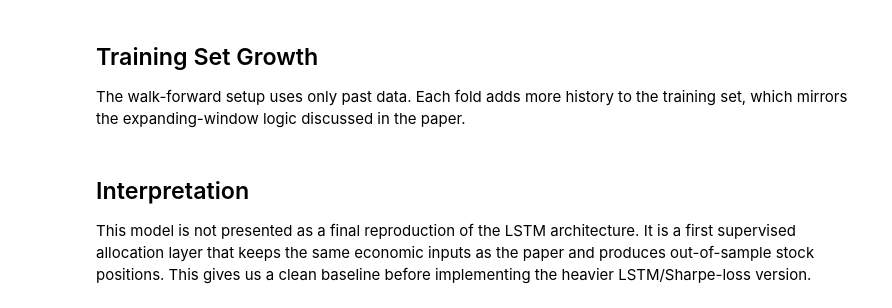
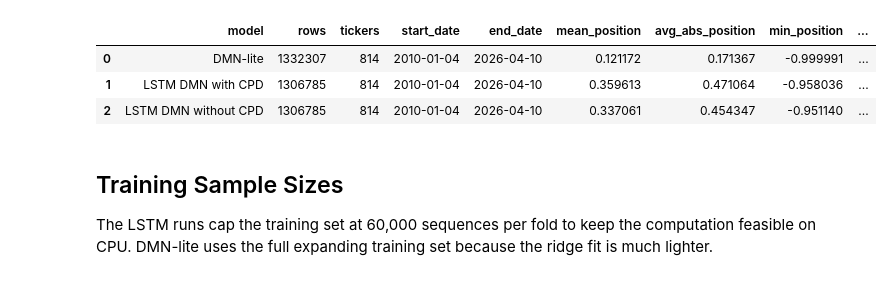
Before and after one commit to VNAZZARENO/Pergam_MSc_2026, a Jupyter notebook: notebooks/03_train_dmn.ipynb, the cells around one changed output. Cells and saved outputs as stored; diff of their text form; code cells hidden in the pictures.

```diff
--- a/notebooks/03_train_dmn.ipynb
+++ b/notebooks/03_train_dmn.ipynb
@@ -117,2 +123,44 @@ The distribution below checks whether the model is taking meaningful but bounded
+# %%
+def load_position_file(filename, position_col, model, sample_n=50_000):
+    frame = pd.read_csv(
+        DATA_DIR / filename,
+        usecols=["date", "ticker", position_col, "fold_year"],
+        parse_dates=["date"],
+        dtype={"ticker": "string", "fold_year": "int16", position_col: "float32"},
+    ).rename(columns={position_col: "position"})
+    summary = {
+        "model": model,
+        "rows": len(frame),
+        "tickers": frame["ticker"].nunique(),
+        "start_date": frame["date"].min(),
+        "end_date": frame["date"].max(),
+        "mean_position": frame["position"].mean(),
+        "avg_abs_position": frame["position"].abs().mean(),
+        "min_position": frame["position"].min(),
+        "max_position": frame["position"].max(),
+    }
+    sample = frame.sample(n=min(sample_n, len(frame)), random_state=42)
+    sample["model"] = model
+    return summary, sample
+
+summaries = []
+samples = []
+for filename, position_col, model in [
+    ("dmn_lite_positions.csv", "dmn_lite_position", "DMN-lite"),
+    ("dmn_lstm_positions.csv", "dmn_lstm_position", "LSTM DMN with CPD"),
+    ("dmn_lstm_no_cpd_positions.csv", "dmn_lstm_position", "LSTM DMN without CPD"),
+]:
+    summary, sample = load_position_file(filename, position_col, model)
+    summaries.append(summary)
+    samples.append(sample)
+
+position_summary = pd.DataFrame(summaries)
+position_sample = pd.concat(samples, ignore_index=True)
+position_summary
+# %% [output]
+|  | model | rows | tickers | start_date | end_date | mean_position | avg_abs_position | min_position | ... |
+| 0 | DMN-lite | 1332307 | 814 | 2010-01-04 | 2026-04-10 | 0.121172 | 0.171367 | -0.999991 | ... |
+| 1 | LSTM DMN with CPD | 1306785 | 814 | 2010-01-04 | 2026-04-10 | 0.359613 | 0.471064 | -0.958036 | ... |
+| 2 | LSTM DMN without CPD | 1306785 | 814 | 2010-01-04 | 2026-04-10 | 0.337061 | 0.454347 | -0.951140 | ... |
 # %%
 fig = px.histogram(
@@ -127,6 +176,6 @@ fig.update_layout(template="plotly_white", height=460, bargap=0.02)
 fig.show()
-# %% [markdown]
-## Training Set Growth
-
-The walk-forward setup uses only past data. Each fold adds more history to the training set, which mirrors the expanding-window logic discussed in the paper.
+# %% [markdown]
+## Training Sample Sizes
+
+The LSTM runs cap the training set at 60,000 sequences per fold to keep the computation feasible on CPU. DMN-lite uses the full expanding training set because the ridge fit is much lighter.
 # %%
@@ -149,5 +201 @@ fig.update_layout(template="plotly_white", height=430)
 fig.show()
-# %% [markdown]
-## Interpretation
-
-This model is not presented as a final reproduction of the LSTM architecture. It is a first supervised allocation layer that keeps the same economic inputs as the paper and produces out-of-sample stock positions. This gives us a clean baseline before implementing the heavier LSTM/Sharpe-loss version.
```
Also changed, not shown: parts of 17 cells of this notebook, 1 other file.
